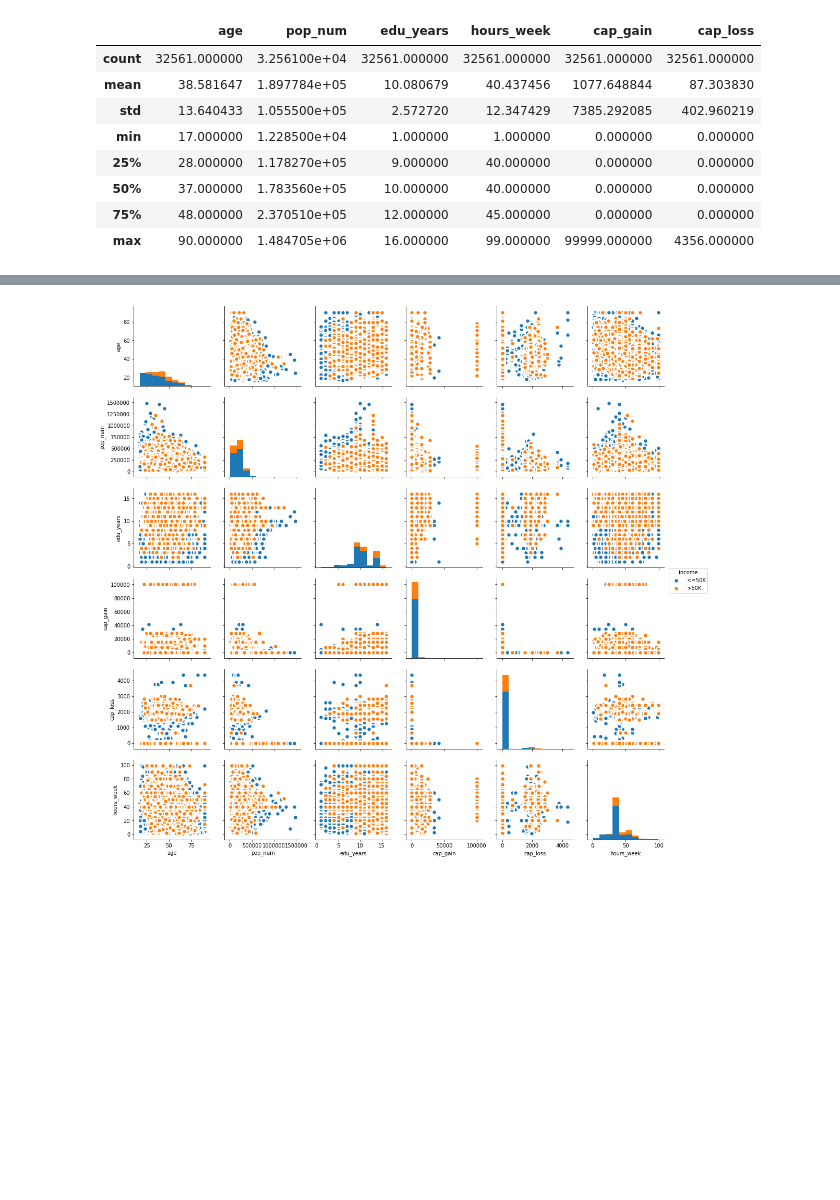
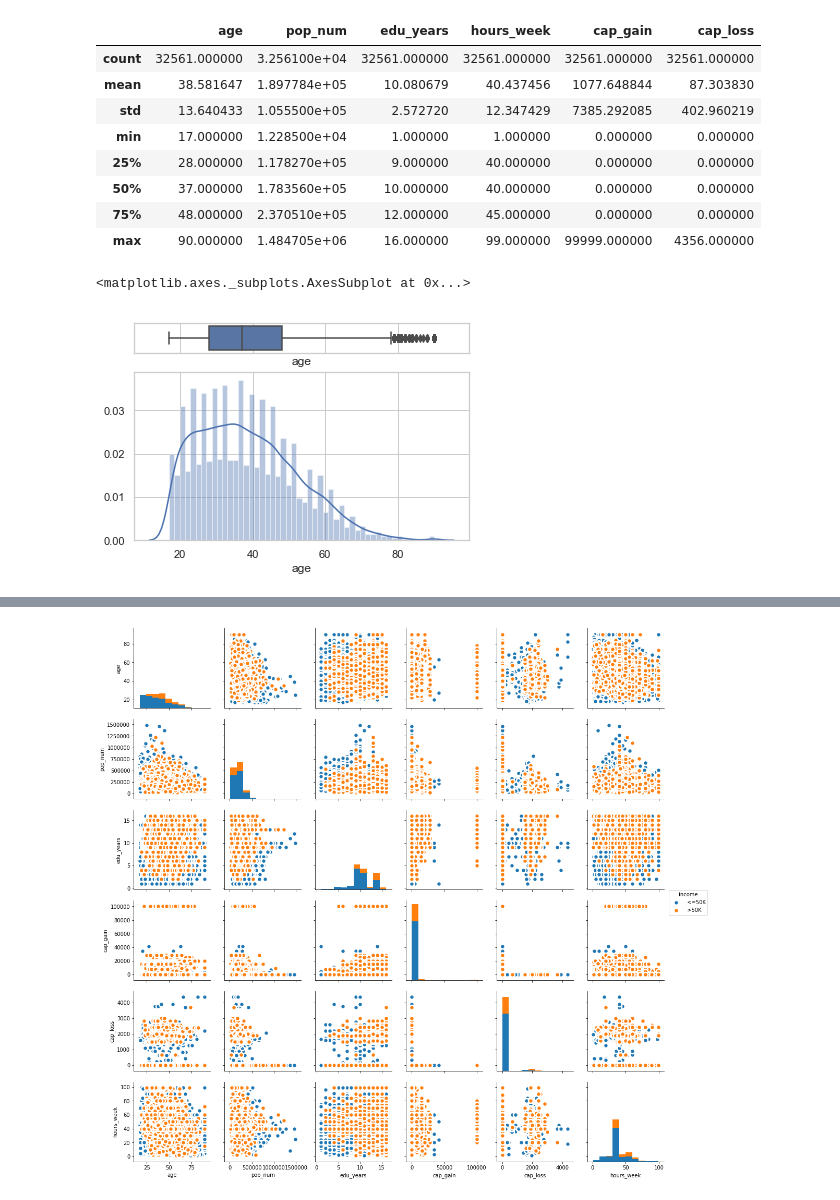
Before and after one commit to emccandlesssmu/data_mining, a Jupyter notebook: Assignment_GK.ipynb, the cells around one changed output, grey strips where cells are left out. Saved outputs shown, nothing was run; the diff lists cells and outputs as text; code cells hidden in the pictures; blank space fills up the shorter version.

Commit message:
Update Assignment_GK.ipynb
Added graphs for visualization

```diff
--- a/Assignment_GK.ipynb
+++ b/Assignment_GK.ipynb
@@ -484,3 +484,10 @@ df_continous.describe()
 | 50% | 37.000000 | 1.783560e+05 | 10.000000 | 40.000000 | 0.000000 | 0.000000 |
 | 75% | 48.000000 | 2.370510e+05 | 12.000000 | 45.000000 | 0.000000 | 0.000000 |
 | max | 90.000000 | 1.484705e+06 | 16.000000 | 99.000000 | 99999.000000 | 4356.000000 |
+# %%
+f, (ax_box, ax_hist) = plt.subplots(2, sharex=True, gridspec_kw={"height_ratios": (.15, .85)})
+sns.boxplot(df_continous["age"], ax=ax_box)
+sns.distplot(df_continous["age"], ax=ax_hist)
+# %% [output]
+<matplotlib.axes._subplots.AxesSubplot at 0x...>
+[figure, added]
```
Also changed, not shown: parts of 14 cells of this notebook.
